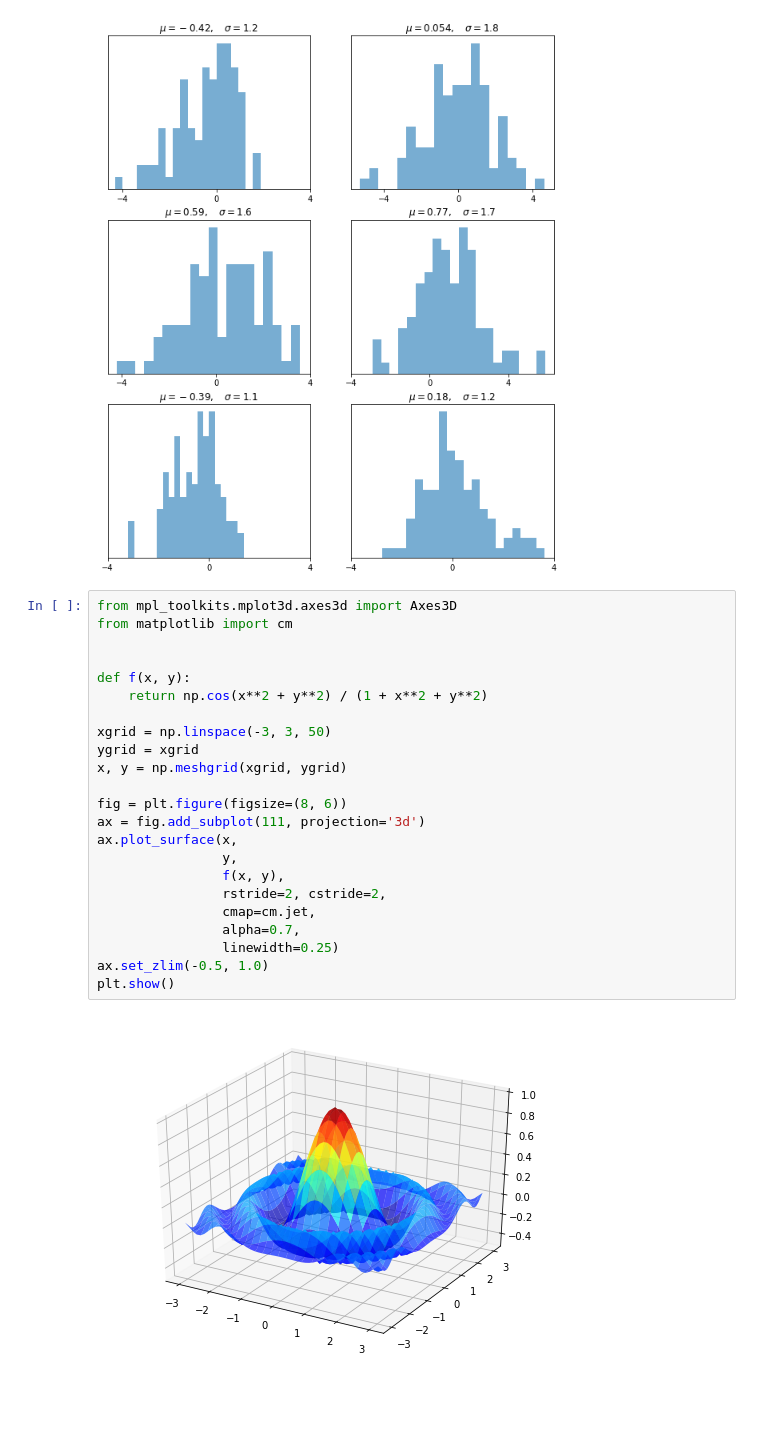
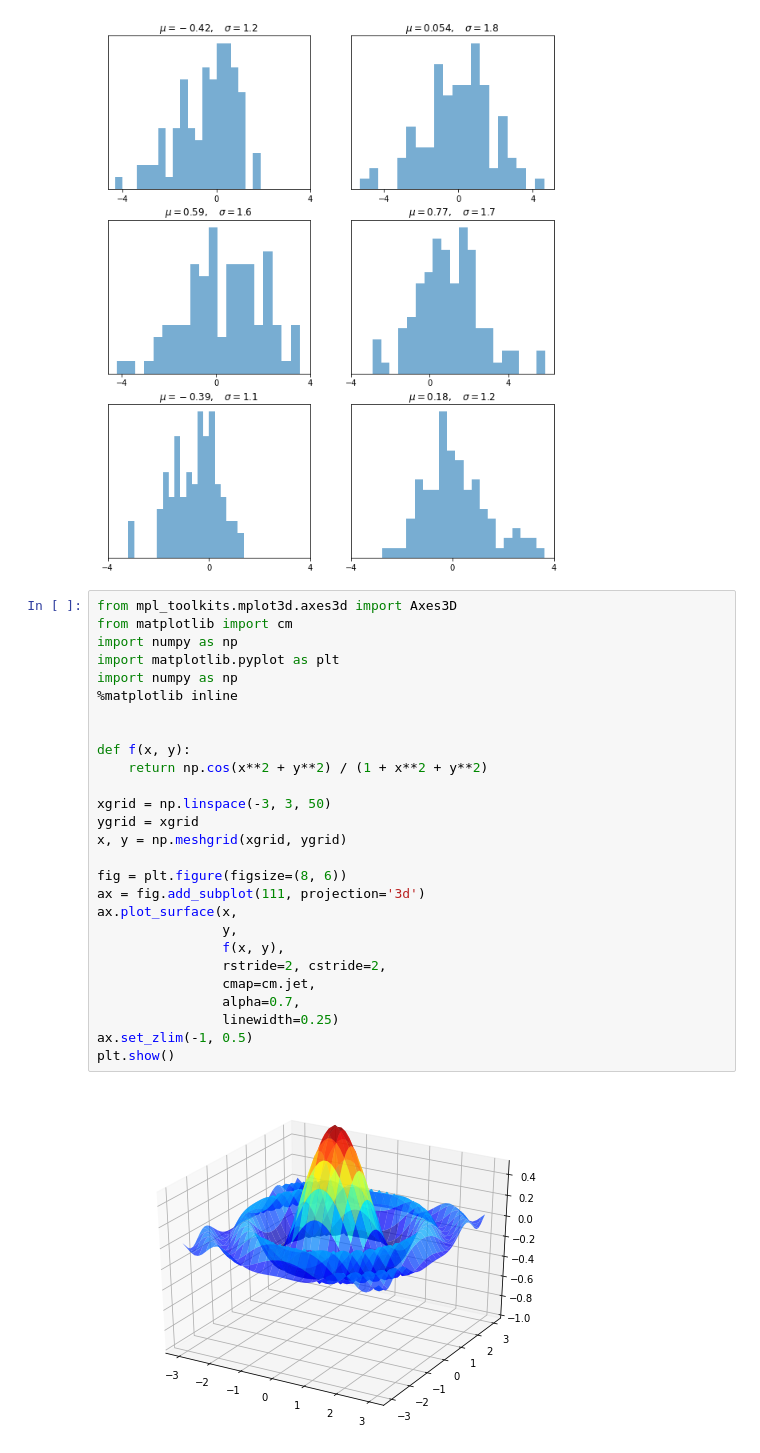
Before and after one commit to sjvasconcello/quantecon, a Jupyter notebook: scientificLibraries/Learn Matplotlib.ipynb, the cells around one changed output. Saved outputs shown, nothing was run; the diff lists cells and outputs as text; blank space fills up the shorter version.

```diff
--- a/scientificLibraries/Learn Matplotlib.ipynb
+++ b/scientificLibraries/Learn Matplotlib.ipynb
@@ -95,25 +95,29 @@ plt.show()
 # %%
 from mpl_toolkits.mplot3d.axes3d import Axes3D
 from matplotlib import cm
+import numpy as np
+import matplotlib.pyplot as plt
+import numpy as np
+%matplotlib inline
 
 
 def f(x, y):
     return np.cos(x**2 + y**2) / (1 + x**2 + y**2)
 
 xgrid = np.linspace(-3, 3, 50)
 ygrid = xgrid
 x, y = np.meshgrid(xgrid, ygrid)
 
 fig = plt.figure(figsize=(8, 6))
 ax = fig.add_subplot(111, projection='3d')
 ax.plot_surface(x,
                 y,
                 f(x, y),
                 rstride=2, cstride=2,
                 cmap=cm.jet,
                 alpha=0.7,
                 linewidth=0.25)
-ax.set_zlim(-0.5, 1.0)
+ax.set_zlim(-1, 0.5)
 plt.show()
 # %% [output]
-[figure, old version]
+[figure, new version]
```
Also changed, not shown: parts of 5 cells of this notebook, 1 other file.
